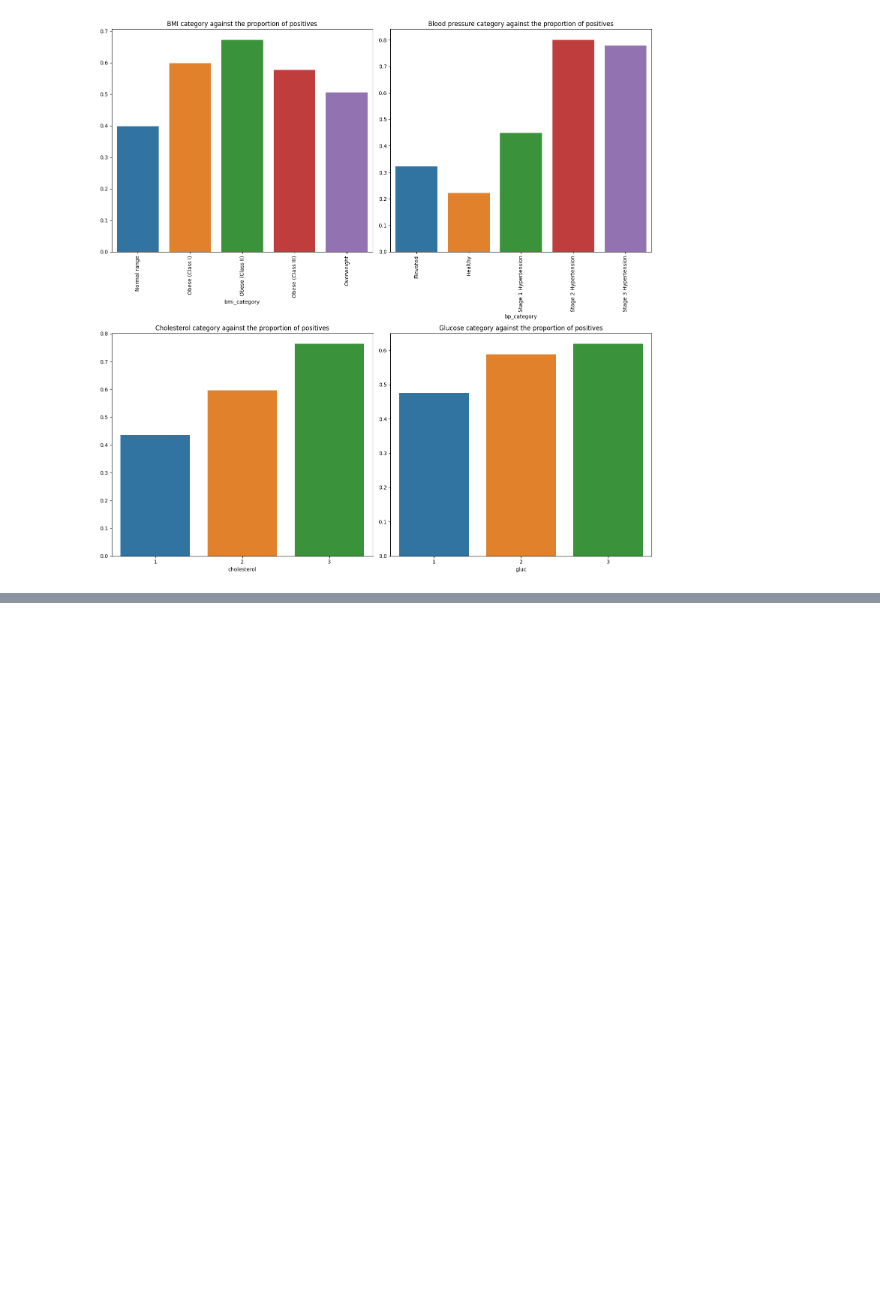
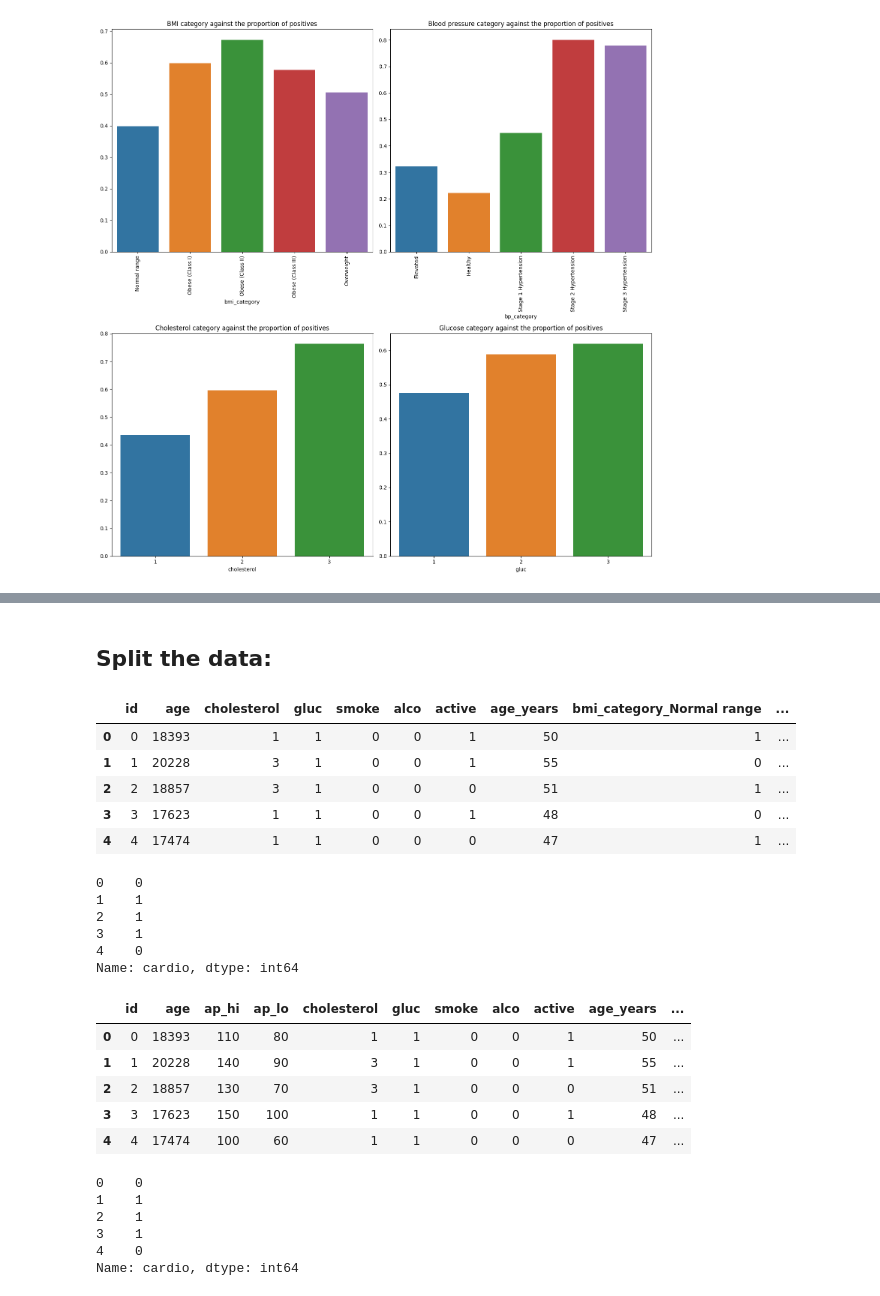
Before and after one commit to eliaselhaddad/Machine-learning-Elias-El-Haddad, a Jupyter notebook: Lab_ML/Disease_prediction.ipynb, the cells around one changed output, grey strips where cells are left out. Cells and saved outputs as stored; diff of their text form; code cells hidden in the pictures; blank space fills up the shorter version.

Commit message:
model selection for df1 is done

```diff
--- a/Lab_ML/Disease_prediction.ipynb
+++ b/Lab_ML/Disease_prediction.ipynb
@@ -450,0 +477,10 @@ plt.show()
+# %%
+# Create a copy of the filtered DataFrame
+df1 = filtered_df.copy()
+
+# Drop the specified columns
+df1.drop(['ap_hi', 'ap_lo', 'height', 'weight', 'BMI'], axis=1, inplace=True)
+
+# Perform dummy encoding on the specified columns
+df1 = pd.get_dummies(df1, columns=['bmi_category', 'bp_category', 'gender'])
+df1.head()
@@ -450,0 +517,37 @@ plt.show()
+# %% [markdown]
+## Split the data:
+# %%
+from sklearn.model_selection import train_test_split
+
+X1 = df1.drop('cardio', axis=1) # features
+y1 = df1['cardio'] # target
+
+X2 = df2.drop('cardio', axis=1)
+y2 = df2['cardio']
+
+display(X1.head(), y1.head(), X2.head(), y2.head())
+# %% [output]
+|  | id | age | cholesterol | gluc | smoke | alco | active | age_years | bmi_category_Normal range | ... |
+| 0 | 0 | 18393 | 1 | 1 | 0 | 0 | 1 | 50 | 1 | ... |
+| 1 | 1 | 20228 | 3 | 1 | 0 | 0 | 1 | 55 | 0 | ... |
+| 2 | 2 | 18857 | 3 | 1 | 0 | 0 | 0 | 51 | 1 | ... |
+| 3 | 3 | 17623 | 1 | 1 | 0 | 0 | 1 | 48 | 0 | ... |
+| 4 | 4 | 17474 | 1 | 1 | 0 | 0 | 0 | 47 | 1 | ... |
+0    0
+1    1
+2    1
+3    1
+4    0
+Name: cardio, dtype: int64
+|  | id | age | ap_hi | ap_lo | cholesterol | gluc | smoke | alco | active | age_years | ... |
+| 0 | 0 | 18393 | 110 | 80 | 1 | 1 | 0 | 0 | 1 | 50 | ... |
+| 1 | 1 | 20228 | 140 | 90 | 3 | 1 | 0 | 0 | 1 | 55 | ... |
+| 2 | 2 | 18857 | 130 | 70 | 3 | 1 | 0 | 0 | 0 | 51 | ... |
+| 3 | 3 | 17623 | 150 | 100 | 1 | 1 | 0 | 0 | 1 | 48 | ... |
+| 4 | 4 | 17474 | 100 | 60 | 1 | 1 | 0 | 0 | 0 | 47 | ... |
+0    0
+1    1
+2    1
+3    1
+4    0
+Name: cardio, dtype: int64
```
Also changed, not shown: parts of 15 cells of this notebook, 5 other files.
